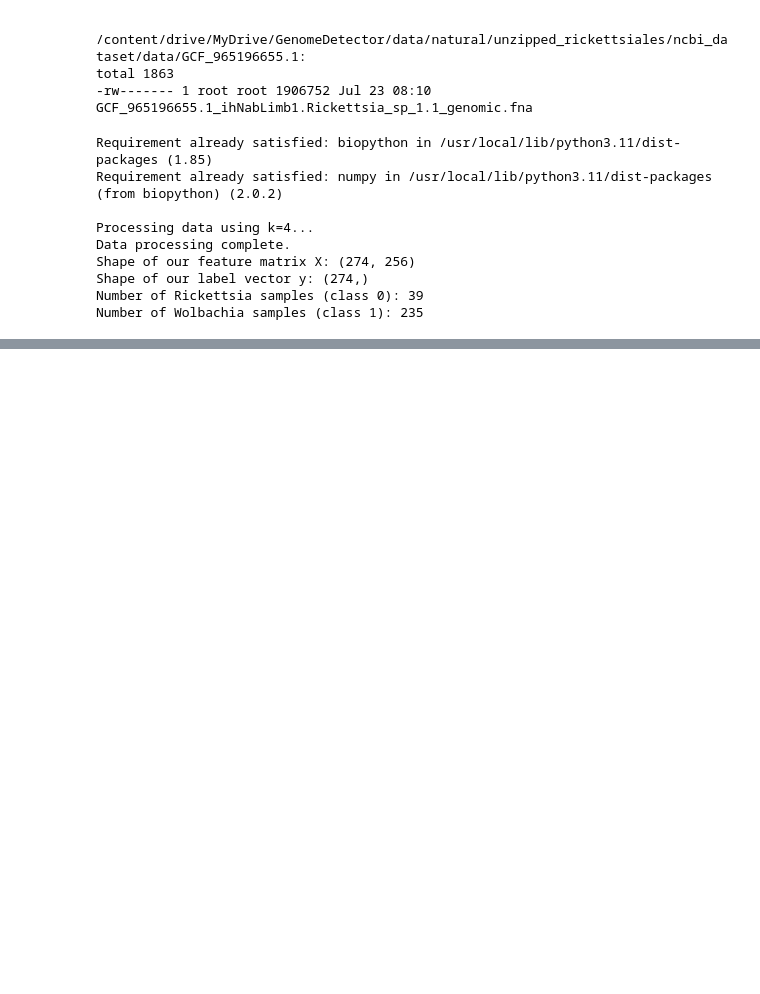
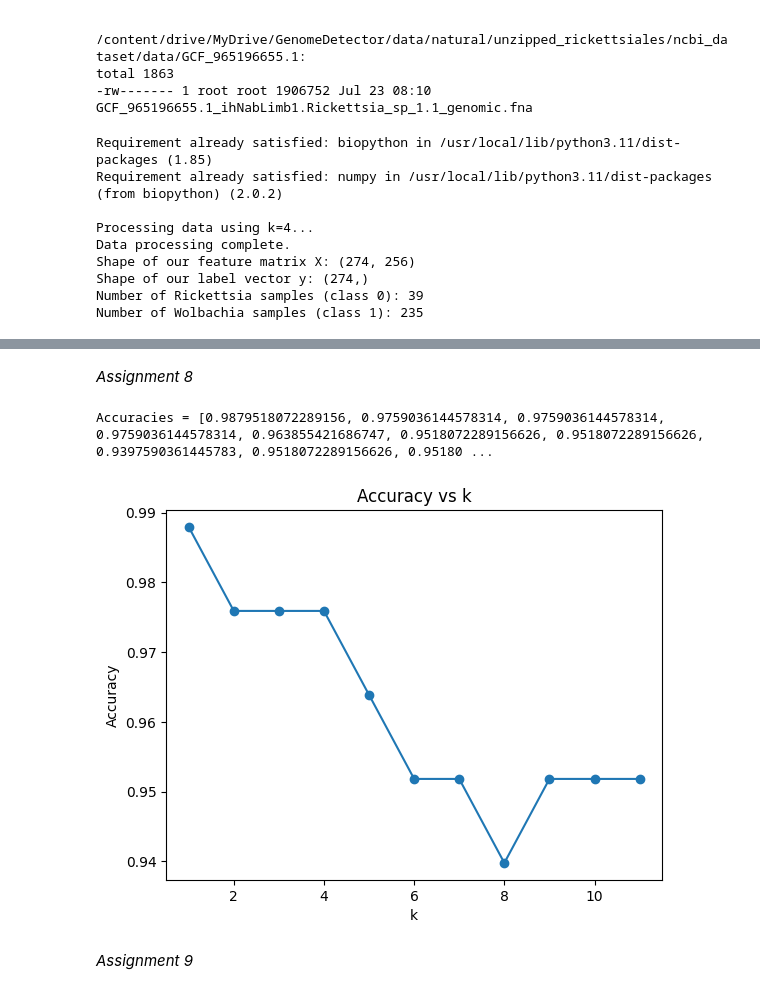
Before and after one commit to vasudhab21/ML-LAB, a Jupyter notebook: ML_Lab_3.ipynb, the cells around one changed output, grey strips where cells are left out. Cells and saved outputs as stored; diff of their text form; code cells hidden in the pictures; blank space fills up the shorter version.

```diff
--- a/ML_Lab_3.ipynb
+++ b/ML_Lab_3.ipynb
@@ -397,27 +239,0 @@ A9
-# %%
-from sklearn.neighbors import KNeighborsClassifier
-from sklearn.metrics import confusion_matrix, classification_report
-
-# Train kNN with k=3
-knn = KNeighborsClassifier(n_neighbors=3)
-knn.fit(X_train, y_train)
-
-# Prediction behaviour of the train and test set
-y_train_pred = knn.predict(X_train)
-y_test_pred = knn.predict(X_test)
-
-# Plot the confusion matrix
-cm_train = confusion_matrix(y_train, y_train_pred)
-cm_test = confusion_matrix(y_test, y_test_pred)
-
-print("Confusion Matrix - Training data:")
-print(cm_train)
-
-print("\nConfusion Matrix - Test data:")
-print(cm_test)
-
-print("\nClassification Report - Training data:")
-print(classification_report(y_train, y_train_pred))
-
-print("\nClassification Report - Test data:")
-print(classification_report(y_test, y_test_pred))
@@ -441,0 +429,17 @@ weighted avg       0.98      0.98      0.98        83
+# %% [markdown]
+*Assignment 8*
+# %%
+# A8
+k_values = list(range(1, 12))
+accuracies = accuracy_vs_k(X_train, y_train, X_test, y_test, k_values)
+print("Accuracies =", accuracies)
+plt.plot(k_values, accuracies, marker='o')
+plt.title("Accuracy vs k")
+plt.xlabel("k")
+plt.ylabel("Accuracy")
+plt.show()
+# %% [output]
+Accuracies = [0.9879518072289156, 0.9759036144578314, 0.9759036144578314, 0.9759036144578314, 0.963855421686747, 0.9518072289156626, 0.9518072289156626, 0.9397590361445783, 0.9518072289156626, 0.95180 ...
+[figure, added]
+# %% [markdown]
+*Assignment 9*
```
Also changed, not shown: parts of 36 cells of this notebook.
